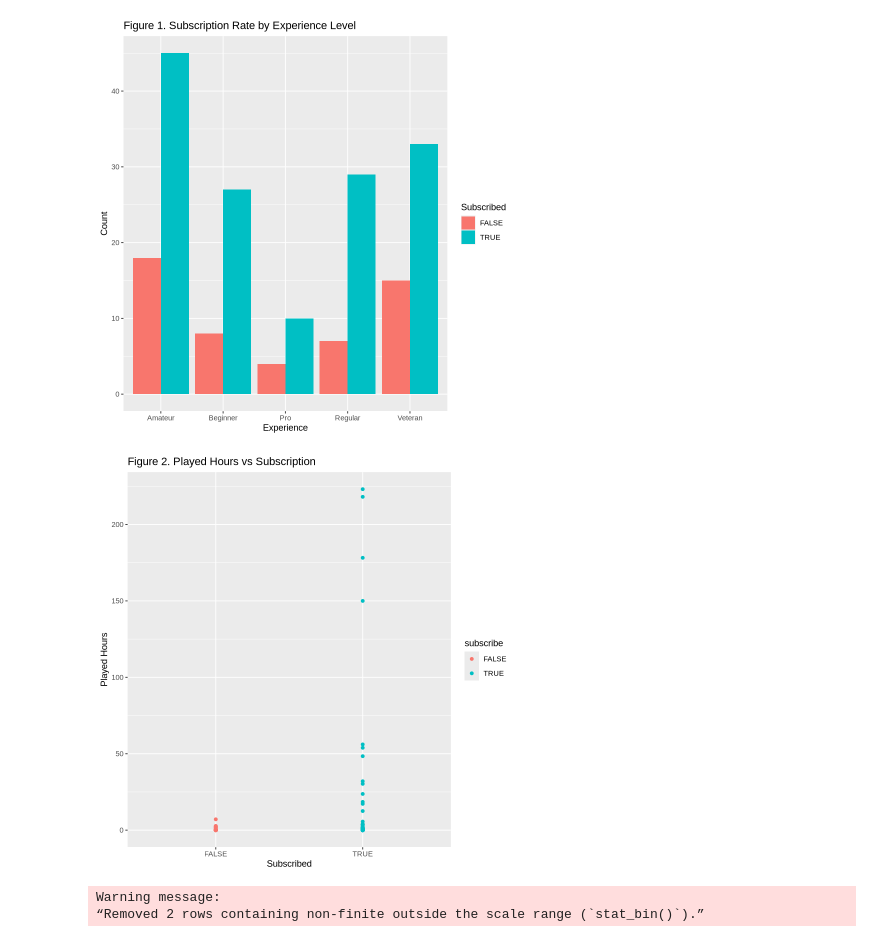
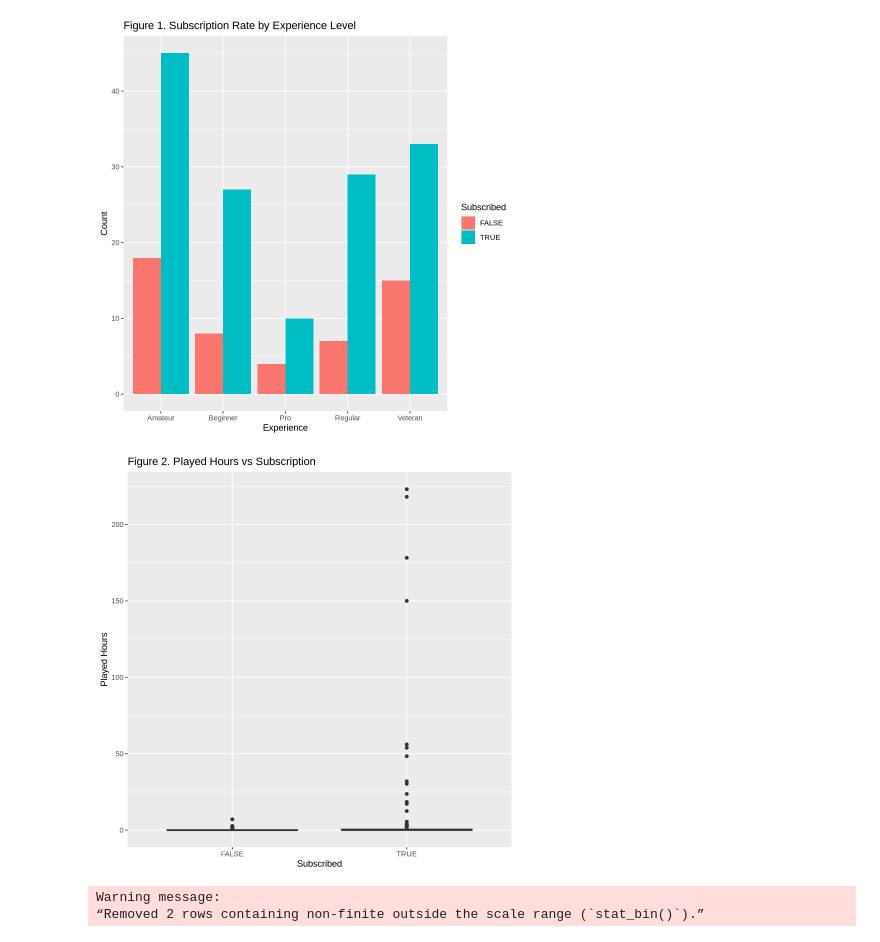
Before and after one commit to cmojar9/dsci-100-project-new, a Jupyter notebook: game_subscription_knn_report-3-3.ipynb, the cells around one changed output. Drawn from its saved outputs; the diff is of its cells as text; code cells hidden in the pictures.

```diff
--- a/game_subscription_knn_report-3-3.ipynb
+++ b/game_subscription_knn_report-3-3.ipynb
@@ -147,16 +152,15 @@ ggplot(players, aes(x = experience, fill = subscribe)) +
 # %% [output]
 [figure]
 # %%
-
-ggplot(players, aes(x = subscribe, y = played_hours, color = subscribe)) +
-  geom_point() +
+ggplot(players, aes(x = factor(subscribe), y = played_hours)) +
+  geom_boxplot() +
   labs(
     title = "Figure 2. Played Hours vs Subscription",
     x = "Subscribed",
     y = "Played Hours"
   )
 # %% [output]
-[figure, old version]
+[figure, new version]
 # %%
 ggplot(players, aes(x = Age, fill = subscribe)) +
   geom_histogram(bins = 15, alpha = 0.6, position = "identity", color = "black") +
```
Also changed, not shown: parts of 8 cells of this notebook.
